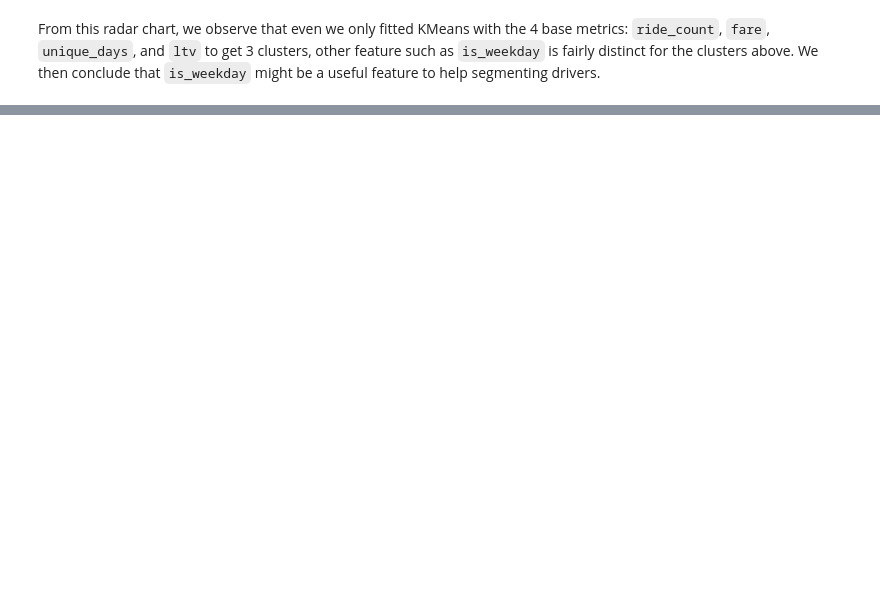
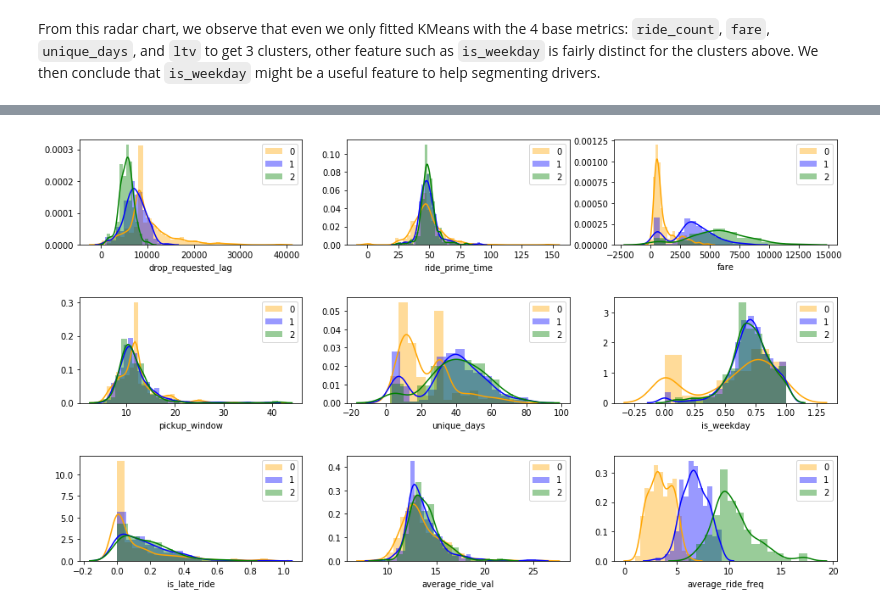
Before and after one commit to wjensheng/lyft, a Jupyter notebook: lyft_nb.ipynb, the cells around one changed output, grey strips where cells are left out. Cells and saved outputs as stored; diff of their text form; code cells hidden in the pictures; blank space fills up the shorter version.

```diff
--- a/lyft_nb.ipynb
+++ b/lyft_nb.ipynb
@@ -666,7 +677,8 @@ fig.update_layout(
       visible=True,
       range=[0, 0.8]
     )),
-  showlegend=False
+  showlegend=False,
+  title='Segment of drivers'
 )
 
 fig.show()
@@ -676,0 +704,12 @@ From this radar chart, we observe that even we only fitted KMeans with the 4 bas
+# %%
+plt.figure(figsize=(16,40))
+for i, m in enumerate(metrics[:-1]):
+    fig = plt.subplot(12, 3, i+1)
+    sns.distplot(ltv[ltv['clusters']==0][m],color ='orange')
+    sns.distplot(ltv[ltv['clusters']==1][m],color ='blue')
+    sns.distplot(ltv[ltv['clusters']==2][m],color ='green')
+    plt.subplots_adjust(hspace=0.5)
+    fig.legend(labels=['0','1', '2'])
+plt.show()
+# %% [output]
+[figure, added]
```
Also changed, not shown: parts of 14 cells of this notebook.
